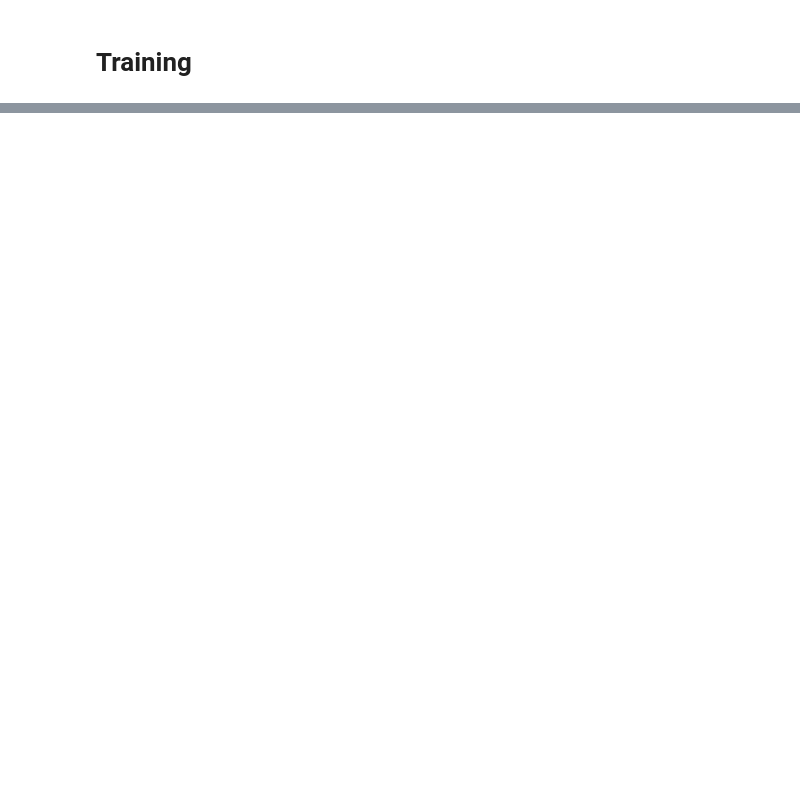
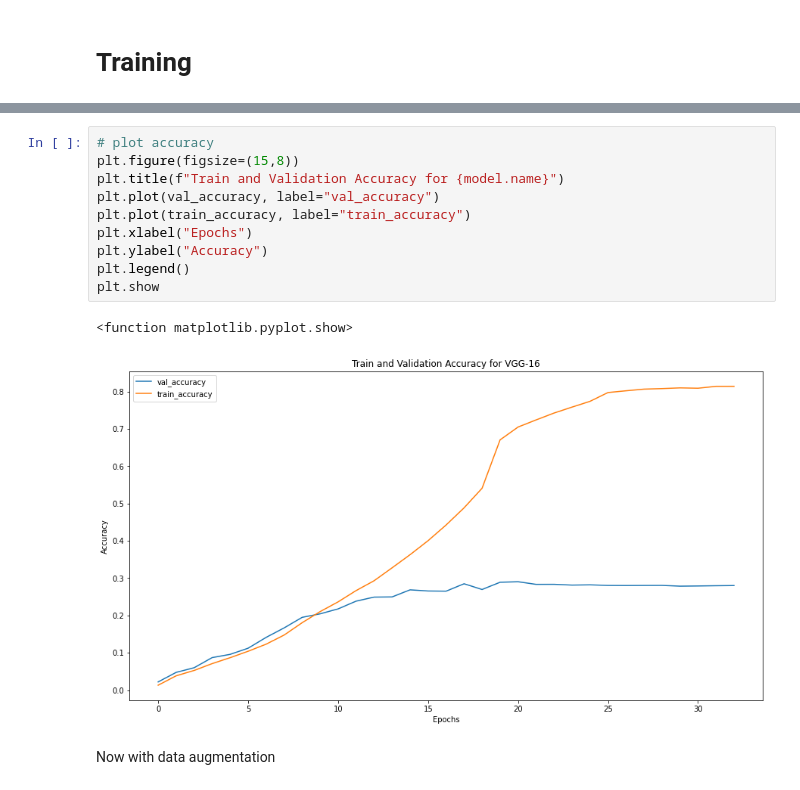
Before and after one commit to malloyca/CSC581B, a Jupyter notebook: Final Project/vgg.ipynb, the cells around one changed output, grey strips where cells are left out. Drawn from its saved outputs; the diff is of its cells as text; blank space fills up the shorter version.

```diff
--- a/Final Project/vgg.ipynb
+++ b/Final Project/vgg.ipynb
@@ -412,0 +481,15 @@ Saving best model: VGG-16_epoch-010
+# %%
+# plot accuracy
+plt.figure(figsize=(15,8))
+plt.title(f"Train and Validation Accuracy for {model.name}")
+plt.plot(val_accuracy, label="val_accuracy")
+plt.plot(train_accuracy, label="train_accuracy")
+plt.xlabel("Epochs")
+plt.ylabel("Accuracy")
+plt.legend()
+plt.show
+# %% [output]
+<function matplotlib.pyplot.show>
+[figure, added]
+# %% [markdown]
+Now with data augmentation
```
Also changed, not shown: parts of 27 cells of this notebook.
